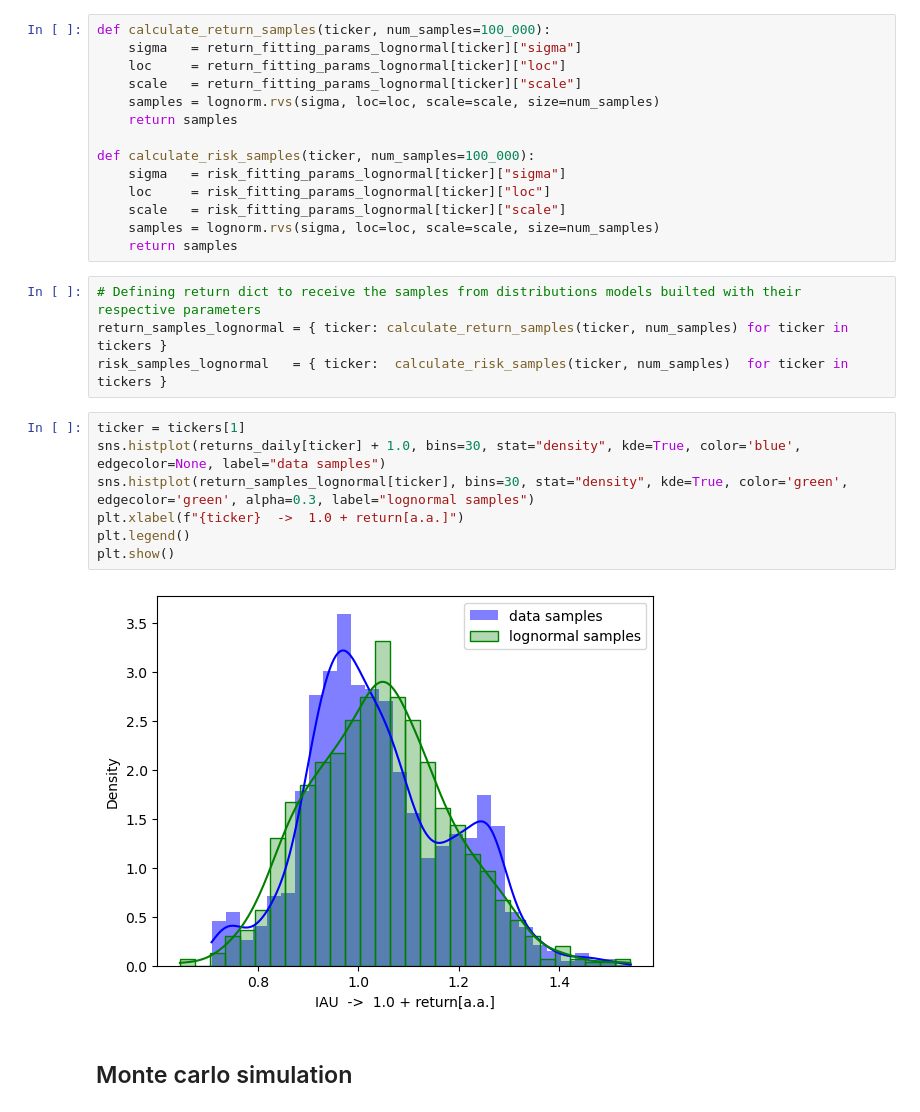
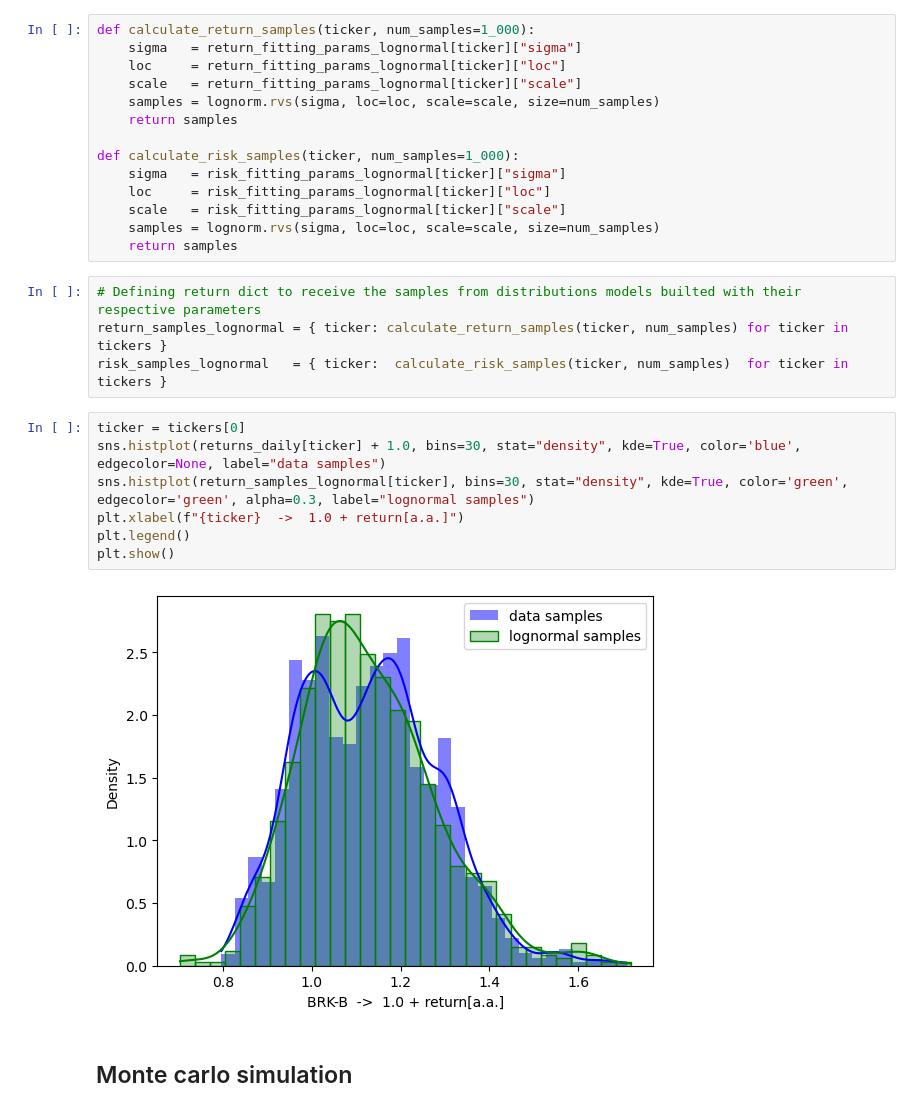
Before and after one commit to UlissesMorais/N-assets-allocation-simulation-model, a Jupyter notebook: historical-returns.ipynb, the cells around one changed output. Drawn from its saved outputs; the diff is of its cells as text.

```diff
--- a/historical-returns.ipynb
+++ b/historical-returns.ipynb
@@ -400,14 +400,14 @@ plt.show()
 # Number of samples
 num_samples = 1_000
 # %%
-def calculate_return_samples(ticker, num_samples=100_000):
+def calculate_return_samples(ticker, num_samples=1_000):
     sigma   = return_fitting_params_lognormal[ticker]["sigma"]
     loc     = return_fitting_params_lognormal[ticker]["loc"]
     scale   = return_fitting_params_lognormal[ticker]["scale"]
     samples = lognorm.rvs(sigma, loc=loc, scale=scale, size=num_samples)
     return samples
 
-def calculate_risk_samples(ticker, num_samples=100_000):
+def calculate_risk_samples(ticker, num_samples=1_000):
     sigma   = risk_fitting_params_lognormal[ticker]["sigma"]
     loc     = risk_fitting_params_lognormal[ticker]["loc"]
     scale   = risk_fitting_params_lognormal[ticker]["scale"]
@@ -418,14 +418,14 @@ def calculate_risk_samples(ticker, num_samples=100_000):
 return_samples_lognormal = { ticker: calculate_return_samples(ticker, num_samples) for ticker in tickers }
 risk_samples_lognormal   = { ticker:  calculate_risk_samples(ticker, num_samples)  for ticker in tickers }
 # %%
-ticker = tickers[1]
+ticker = tickers[0]
 sns.histplot(returns_daily[ticker] + 1.0, bins=30, stat="density", kde=True, color='blue', edgecolor=None, label="data samples")
 sns.histplot(return_samples_lognormal[ticker], bins=30, stat="density", kde=True, color='green', edgecolor='green', alpha=0.3, label="lognormal samples")
 plt.xlabel(f"{ticker}  ->  1.0 + return[a.a.]")
 plt.legend()
 plt.show()
 # %% [output]
-[figure, old version]
+[figure, new version]
 # %% [markdown]
 ## Monte carlo simulation
 # %% [markdown]
```
Also changed, not shown: parts of 10 cells of this notebook.
